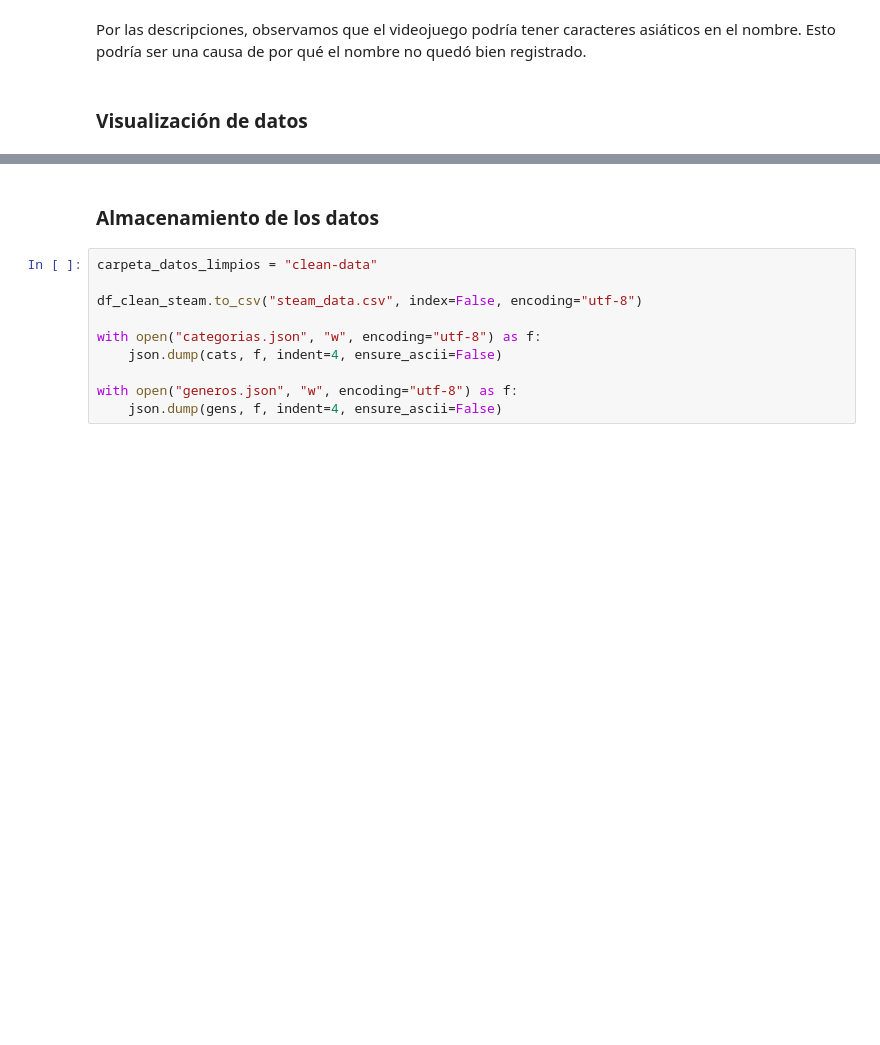
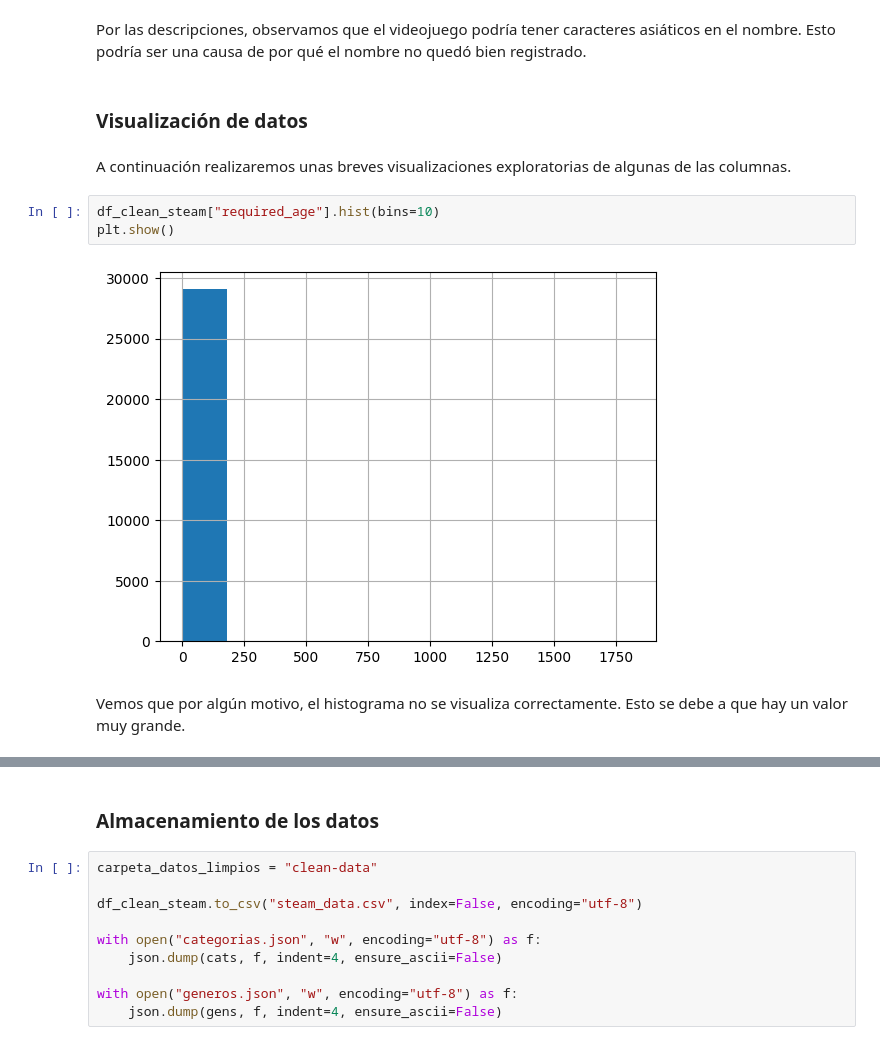
Before and after one commit to Pumpunkio/EDA-Steam, a Jupyter notebook: notebooks/limpieza_y_visualizacion.ipynb, the cells around one changed output, grey strips where cells are left out. Drawn from its saved outputs; the diff is of its cells as text; blank space fills up the shorter version.

Commit message:
Visualizacion de los datos

```diff
--- a/notebooks/limpieza_y_visualizacion.ipynb
+++ b/notebooks/limpieza_y_visualizacion.ipynb
@@ -341,3 +341,12 @@ df_clean_steam[df_clean_steam["name"].isna()]
 Por las descripciones, observamos que el videojuego podría tener caracteres asiáticos en el nombre. Esto podría ser una causa de por qué el nombre no quedó bien registrado.
 # %% [markdown]
 ### Visualización de datos
+# %% [markdown]
+A continuación realizaremos unas breves visualizaciones exploratorias de algunas de las columnas.
+# %%
+df_clean_steam["required_age"].hist(bins=10)
+plt.show()
+# %% [output]
+[figure, added]
+# %% [markdown]
+Vemos que por algún motivo, el histograma no se visualiza correctamente. Esto se debe a que hay un valor muy grande.
```
Also changed, not shown: parts of 7 cells of this notebook.
